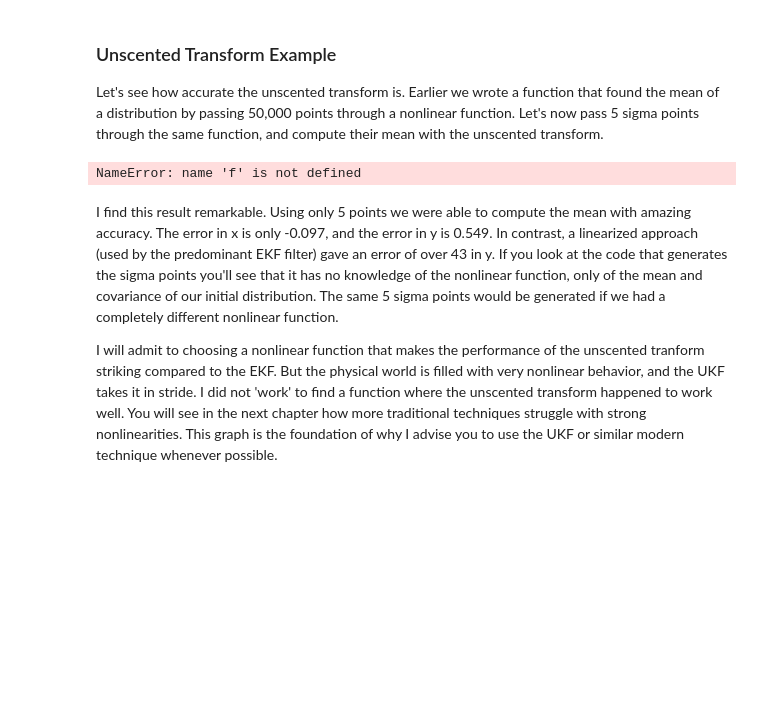
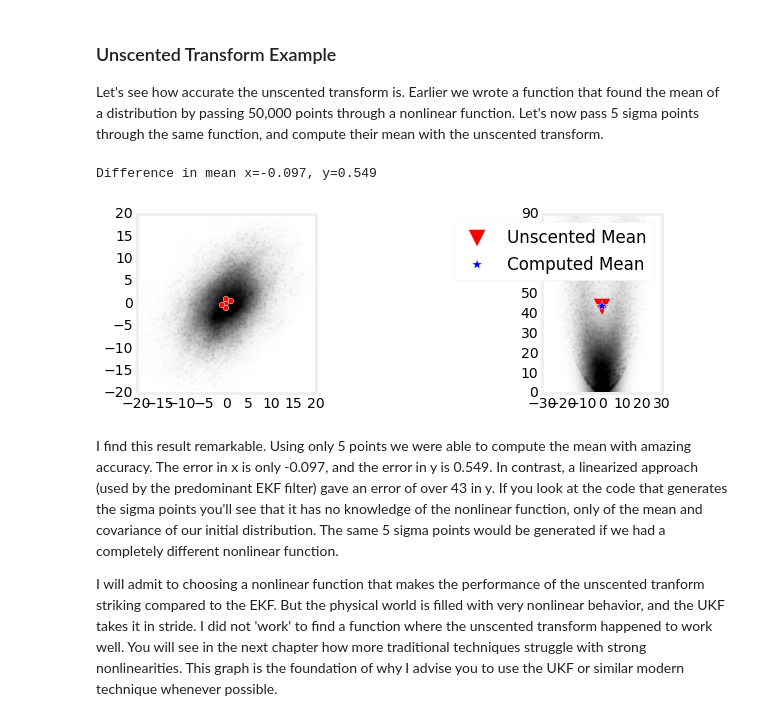
Before and after one commit to rlabbe/Kalman-and-Bayesian-Filters-in-Python, a Jupyter notebook: 10-Unscented-Kalman-Filter.ipynb, the cells around one changed output. Drawn from its saved outputs; the diff is of its cells as text; code cells hidden in the pictures; blank space fills up the shorter version.

```diff
--- a/10-Unscented-Kalman-Filter.ipynb
+++ b/10-Unscented-Kalman-Filter.ipynb
@@ -166,35 +166,36 @@ Let's see how accurate the unscented transform is. Earlier we wrote a function t
 # %%
 from filterpy.kalman import unscented_transform
 from filterpy.kalman import MerweScaledSigmaPoints as SigmaPoints
 import scipy.stats as stats
 
 #initial mean and covariance
 mean = (0, 0)
 p = np.array([[32., 15], [15., 40.]])
 
 # create sigma points - we will learn about this later
 points = SigmaPoints(n=2, alpha=.1, beta=2., kappa=1.)
 Wm, Wc = points.weights()
 sigmas = points.sigma_points(mean, p)
 
 ### pass through nonlinear function
 sigmas_f = np.empty((5, 2))
 for i in range(5):
     sigmas_f[i] = f_nonlinear_xy(sigmas[i, 0], sigmas[i ,1])
 
 ### use unscented transform to get new mean and covariance
 ukf_mean, ukf_cov = unscented_transform(sigmas_f, Wm, Wc)
 
 #generate random points
 np.random.seed(100)
 xs, ys = multivariate_normal(mean=mean, cov=p, size=5000).T
 
-plot_monte_carlo_mean(xs, ys, f, ukf_mean, 'Unscented Mean')
+plot_monte_carlo_mean(xs, ys, f_nonlinear_xy, ukf_mean, 'Unscented Mean')
 plt.xlim(-30, 30); plt.ylim(0, 90)
 plt.subplot(121)
 plt.scatter(sigmas[:,0], sigmas[:,1], c='r', s=30);
 # %% [output]
-NameError: name 'f' is not defined
+Difference in mean x=-0.097, y=0.549
+[figure, added]
 # %% [markdown]
 I find this result remarkable. Using only 5 points we were able to compute the mean with amazing accuracy. The error in x is only -0.097, and the error in y is 0.549. In contrast, a linearized approach (used by the predominant EKF filter) gave an error of over 43 in y. If you look at the code that generates the sigma points you'll see that it has no knowledge of the nonlinear function, only of the mean and covariance of our initial distribution. The same 5 sigma points would be generated if we had a completely different nonlinear function.
 
```
Also changed, not shown: parts of 19 cells of this notebook.
